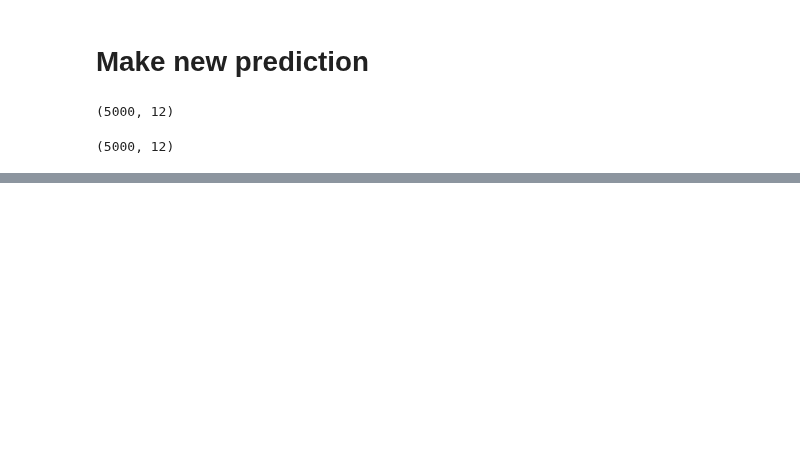
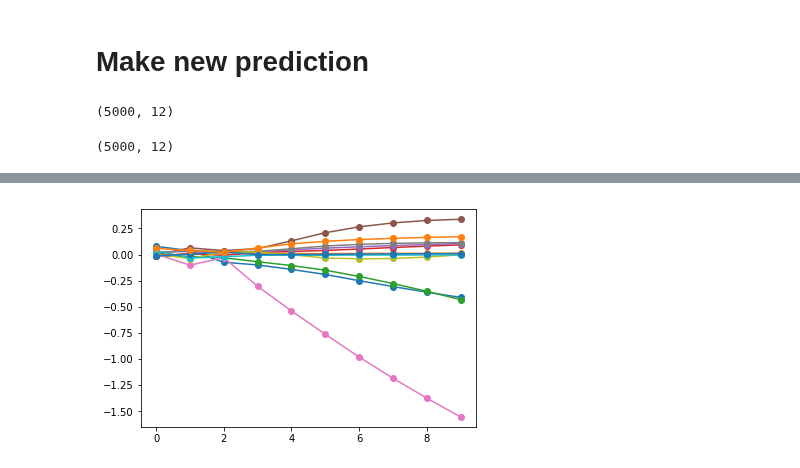
Before and after one commit to JiaweiZhuang/KPP, a Jupyter notebook: my_tests/smog/generate_data_and_fit.ipynb, the cells around one changed output, grey strips where cells are left out. Drawn from its saved outputs; the diff is of its cells as text; code cells hidden in the pictures; blank space fills up the shorter version.

```diff
--- a/my_tests/smog/generate_data_and_fit.ipynb
+++ b/my_tests/smog/generate_data_and_fit.ipynb
@@ -227,0 +266,4 @@ plt.scatter(y_test_pred, Y_test, s=0.1)
+# %%
+plt.plot(y_history_pred - y_history_true_normed, '-o');
+# %% [output]
+[figure, added]
```
Also changed, not shown: parts of 20 cells of this notebook.
